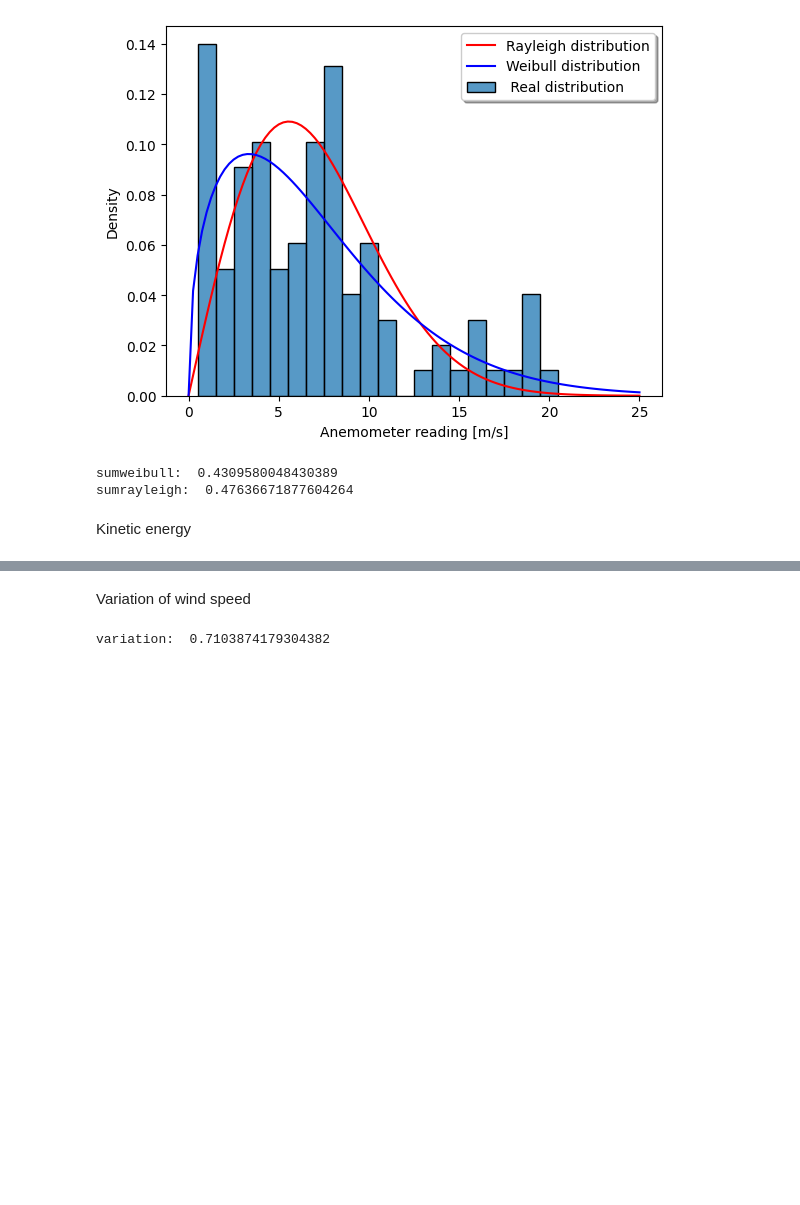
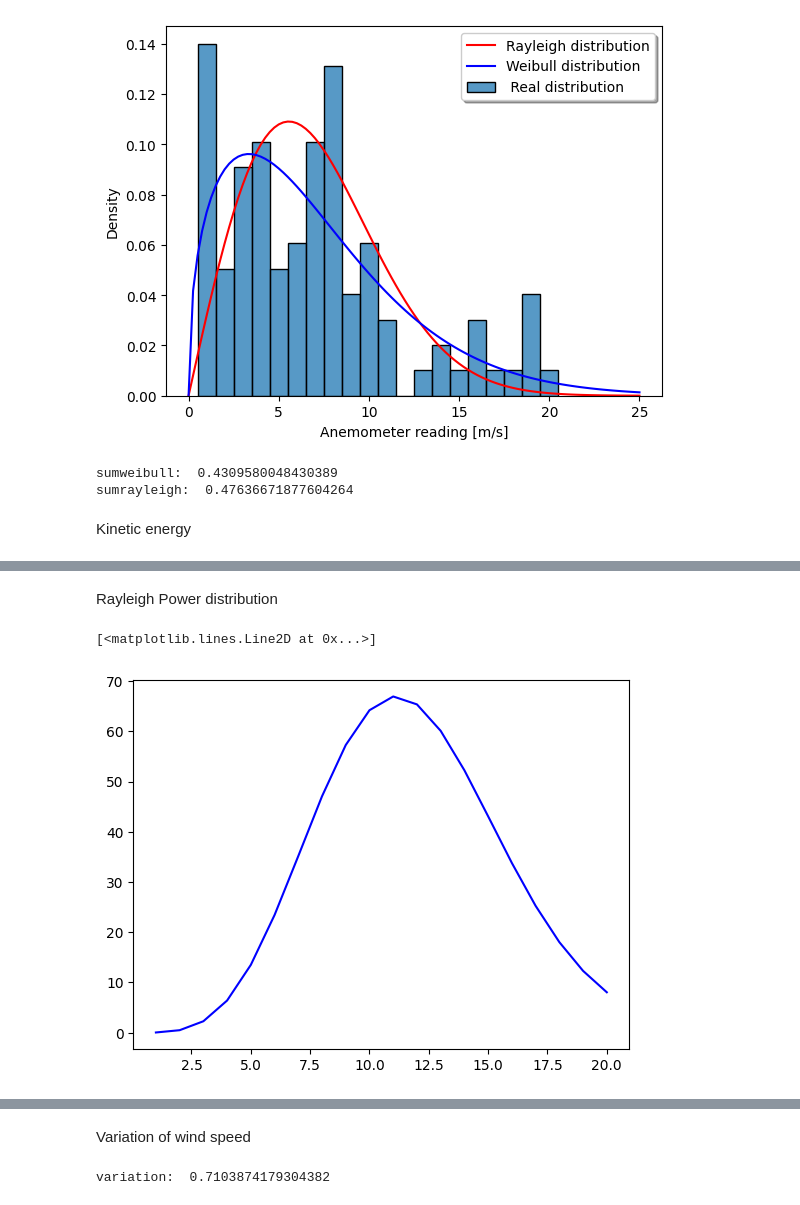
Before and after one commit to Jules101001/python, a Jupyter notebook: notebook_wind.ipynb, the cells around one changed output, grey strips where cells are left out. Cells and saved outputs as stored; diff of their text form; code cells hidden in the pictures; blank space fills up the shorter version.

```diff
--- a/notebook_wind.ipynb
+++ b/notebook_wind.ipynb
@@ -203,0 +214,9 @@ Umaxweibull:  7.694732308048615 EcWeiBull/rhoV:  29.604452646263585
+# %% [markdown]
+Rayleigh Power distribution
+# %%
+Y2Rayleigh = (np.pi/2)*(X2/mean**2)*np.exp(-(np.pi/4)*((X2/mean)**2))
+hist_data["Rayleigh"] = Y2Rayleigh*hist_data["Mid class value (Ui)"]**3
+plt.plot(hist_data["Mid class value (Ui)"], hist_data["Rayleigh"], color="b", label="Rayleigh power law distribution")
+# %% [output]
+[<matplotlib.lines.Line2D at 0x...>]
+[figure, added]
```
Also changed, not shown: parts of 10 cells of this notebook.
